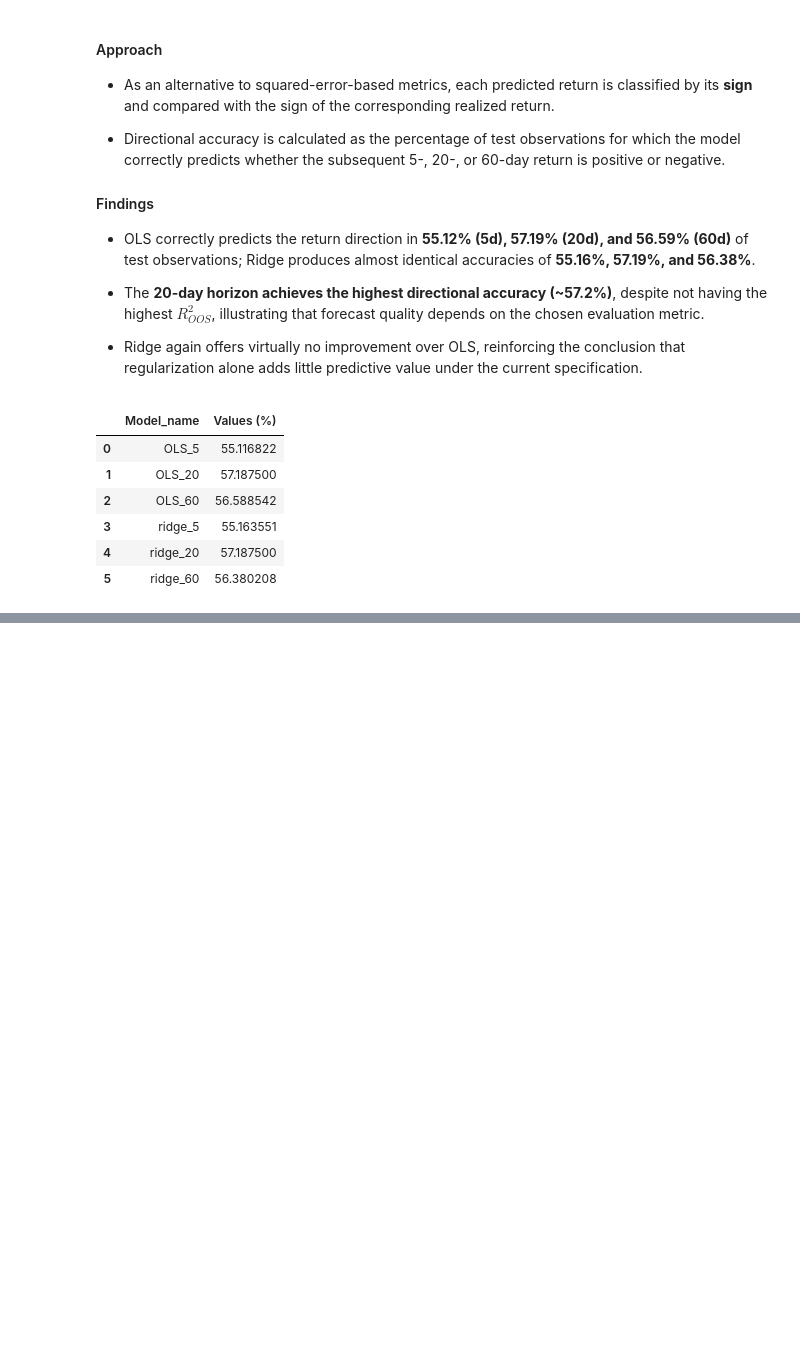
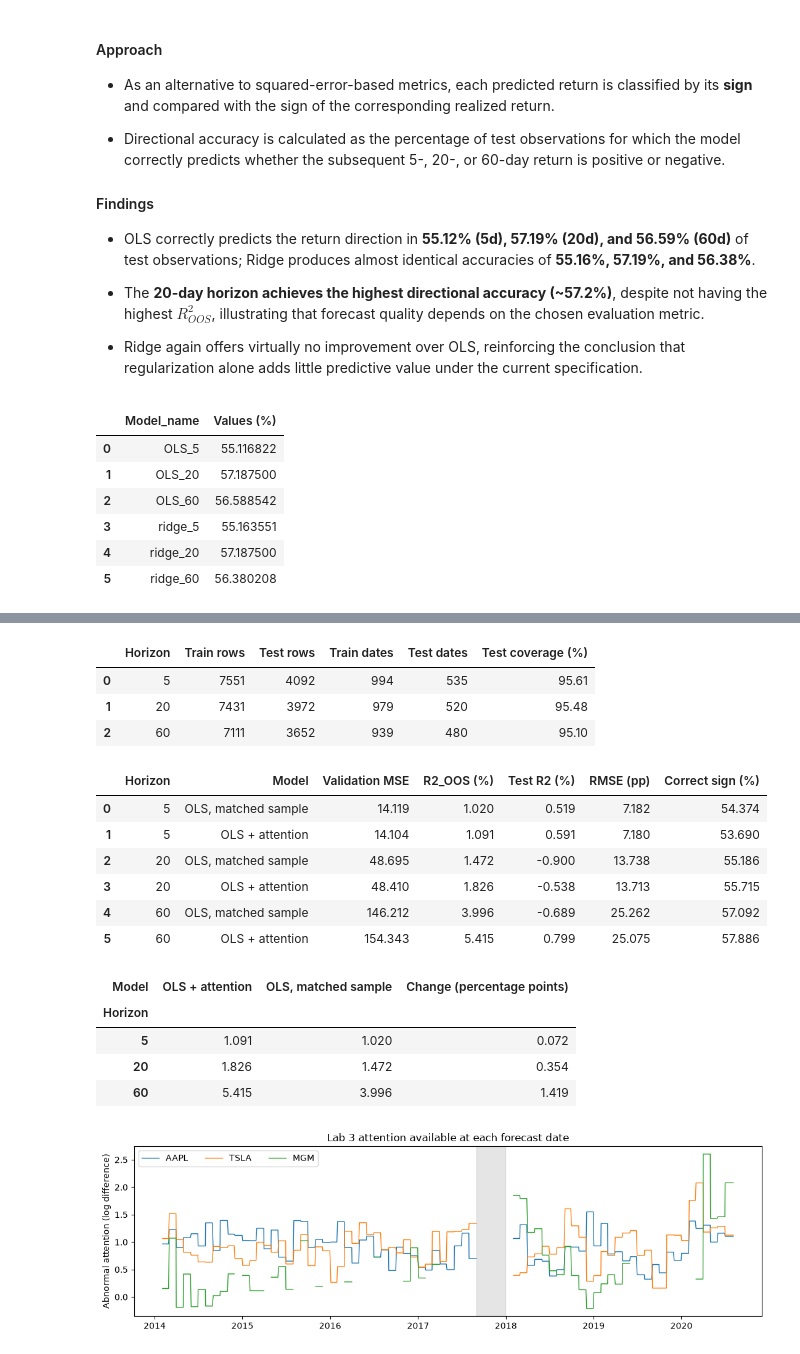
Before and after one commit to henricvsb/Finance-with-Big-Data-Lab-Sessions, a Jupyter notebook: #4/PCLAB#4 - Group 2 - Henricus Bracht Erdem Bayrakcioglu Leonard Fischbach.ipynb, the cells around one changed output, grey strips where cells are left out. Drawn from its saved outputs; the diff is of its cells as text; code cells hidden in the pictures; blank space fills up the shorter version.

```diff
--- a/#4/PCLAB#4 - Group 2 - Henricus Bracht Erdem Bayrakcioglu Leonard Fischbach.ipynb
+++ b/#4/PCLAB#4 - Group 2 - Henricus Bracht Erdem Bayrakcioglu Leonard Fischbach.ipynb
@@ -1271,0 +1447,77 @@ att
+# %%
+attention = pd.read_csv(LAB_DIR / "Data_PCLab4_Attention_Monthly.csv")
+attention["Attention_Date"] = pd.to_datetime(
+    attention["formation_ts"], utc=True
+).dt.tz_convert("America/New_York").dt.tz_localize(None).dt.normalize()
+attention["Attention"] = np.log1p(attention["att_window"]) - np.log1p(attention["att_baseline"])
+assert np.allclose(attention["Attention"], attention["g"])
+assert not attention.duplicated(["ticker", "Attention_Date"]).any()
+assert set(attention["ticker"]) == set(model_stocks)
+attention.loc[~attention["eligible"], "Attention"] = np.nan
+
+attention_parts = []
+for stock in model_stocks:
+    left = enhanced_panel.loc[enhanced_panel["Stock"] == stock].sort_values("Date")
+    right = attention.loc[attention["ticker"] == stock, ["Attention_Date", "Attention"]].sort_values("Attention_Date")
+    joined = pd.merge_asof(left, right, left_on="Date", right_on="Attention_Date",
+                           direction="backward", allow_exact_matches=False,
+                           tolerance=pd.Timedelta(days=35))
+    joined.loc[joined["Date"].between("2017-09-01", "2017-12-31"), "Attention"] = np.nan
+    attention_parts.append(joined)
+attention_panel = pd.concat(attention_parts, ignore_index=True)
+available = attention_panel["Attention"].notna()
+assert (attention_panel.loc[available, "Attention_Date"] < attention_panel.loc[available, "Date"]).all()
+assert not attention_panel.loc[attention_panel["Date"].between("2017-09-01", "2017-12-31"), "Attention"].notna().any()
+
+attention_rows, coverage_rows = [], []
+for h in forecast_horizons:
+    target = f"Future_Return_{h}d"
+    columns = selected_features[h]
+    frame = attention_panel.dropna(subset=columns + ["Attention", target, f"Target_Date_{h}d"])
+    fit, valid, train, test = chronological_split(frame, h)
+    coverage_rows.append({"Horizon": h, "Train rows": len(train), "Test rows": len(test),
+                         "Train dates": train["Date"].nunique(), "Test dates": test["Date"].nunique(),
+                         "Test coverage (%)": 100 * len(test) / len(test_data[h])})
+    for label, predictors in {"OLS, matched sample": columns,
+                              "OLS + attention": columns + ["Attention"]}.items():
+        model = make_pipeline(MinMaxScaler(), LinearRegression())
+        model.fit(fit[predictors], fit[target])
+        valid_loss = mean_squared_error(valid[target], model.predict(valid[predictors]))
+        model.fit(train[predictors], train[target])
+        attention_rows.append({"Horizon": h, "Model": label, "Validation MSE": valid_loss,
+                               **score_forecast(test[target], model.predict(test[predictors]))})
+attention_results = pd.DataFrame(attention_rows)
+display(pd.DataFrame(coverage_rows).round(2))
+display(attention_results.round(3))
+
+attention_gain = attention_results.pivot(index="Horizon", columns="Model", values="R2_OOS (%)")
+attention_gain["Change (percentage points)"] = attention_gain["OLS + attention"] - attention_gain["OLS, matched sample"]
+display(attention_gain.round(3))
+
+fig, ax = plt.subplots(figsize=(11, 3.5))
+for stock in ["AAPL", "TSLA", "MGM"]:
+    values = attention_panel.loc[attention_panel["Stock"] == stock]
+    ax.plot(values["Date"], values["Attention"], label=stock, linewidth=1)
+ax.axvspan(pd.Timestamp("2017-09-01"), pd.Timestamp("2017-12-31"), color="grey", alpha=0.2)
+ax.set(title="Lab 3 attention available at each forecast date", ylabel="Abnormal attention (log difference)")
+ax.legend(ncol=3)
+plt.tight_layout()
+plt.show()
+# %% [output]
+|  | Horizon | Train rows | Test rows | Train dates | Test dates | Test coverage (%) |
+| 0 | 5 | 7551 | 4092 | 994 | 535 | 95.61 |
+| 1 | 20 | 7431 | 3972 | 979 | 520 | 95.48 |
+| 2 | 60 | 7111 | 3652 | 939 | 480 | 95.10 |
+|  | Horizon | Model | Validation MSE | R2_OOS (%) | Test R2 (%) | RMSE (pp) | Correct sign (%) |
+| 0 | 5 | OLS, matched sample | 14.119 | 1.020 | 0.519 | 7.182 | 54.374 |
+| 1 | 5 | OLS + attention | 14.104 | 1.091 | 0.591 | 7.180 | 53.690 |
+| 2 | 20 | OLS, matched sample | 48.695 | 1.472 | -0.900 | 13.738 | 55.186 |
+| 3 | 20 | OLS + attention | 48.410 | 1.826 | -0.538 | 13.713 | 55.715 |
+| 4 | 60 | OLS, matched sample | 146.212 | 3.996 | -0.689 | 25.262 | 57.092 |
+| 5 | 60 | OLS + attention | 154.343 | 5.415 | 0.799 | 25.075 | 57.886 |
+| Model | OLS + attention | OLS, matched sample | Change (percentage points) |
+| Horizon |  |  |  |
+| 5 | 1.091 | 1.020 | 0.072 |
+| 20 | 1.826 | 1.472 | 0.354 |
+| 60 | 5.415 | 3.996 | 1.419 |
+[figure, added]
```
Also changed, not shown: parts of 25 cells of this notebook, 3 other files.
